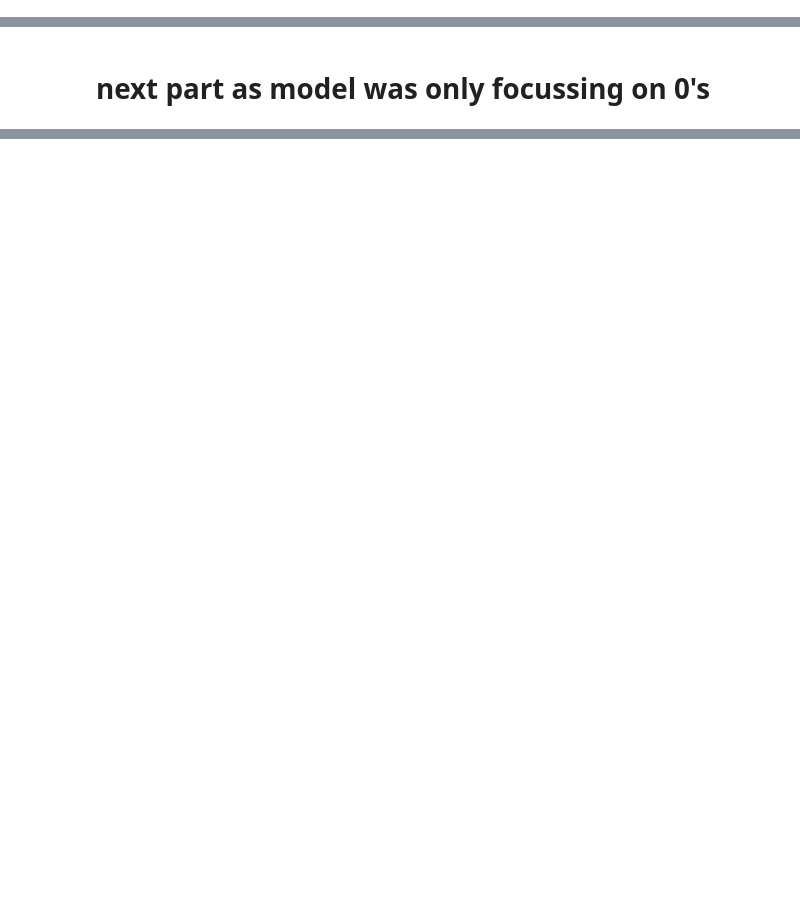
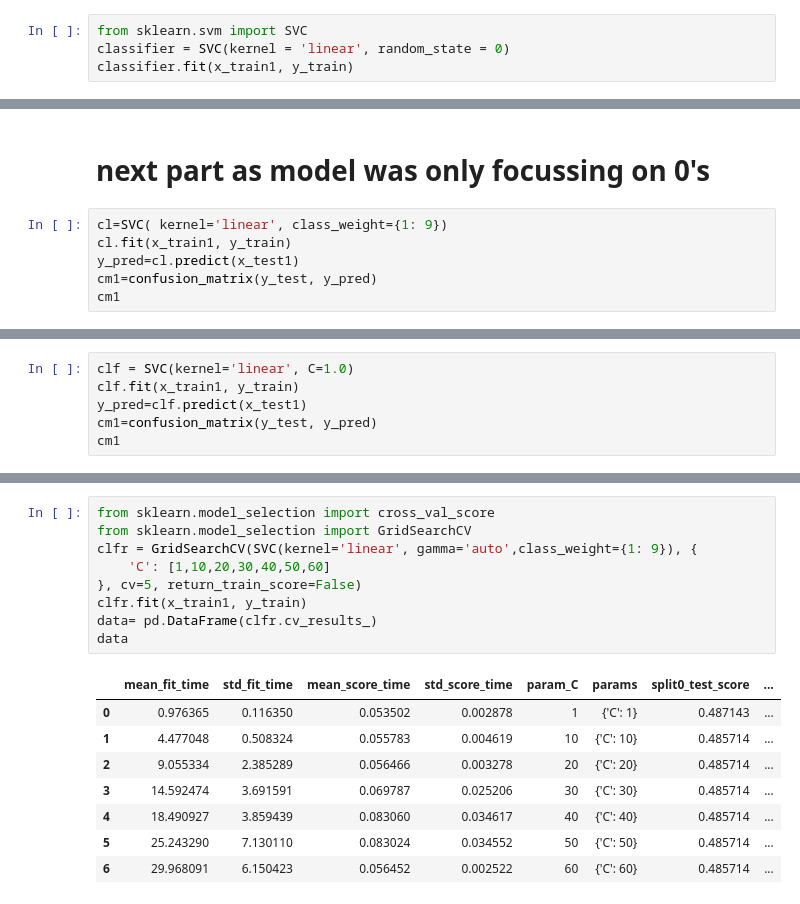
Before and after one commit to trigger007/Toxic-Comments-Classifier, a Jupyter notebook: nlp_internship.ipynb, the cells around one changed output, grey strips where cells are left out. Saved outputs shown, nothing was run; the diff lists cells and outputs as text; blank space fills up the shorter version.

```diff
--- a/nlp_internship.ipynb
+++ b/nlp_internship.ipynb
@@ -174,0 +186,4 @@ x_test1 = sc.transform(padded_test)
+# %%
+from sklearn.svm import SVC
+classifier = SVC(kernel = 'linear', random_state = 0)
+classifier.fit(x_train1, y_train)
@@ -192,2 +212,8 @@ print(acc,f1,rec)
 # %% [markdown]
 # next part as model was only focussing on 0's
+# %%
+cl=SVC( kernel='linear', class_weight={1: 9})
+cl.fit(x_train1, y_train)
+y_pred=cl.predict(x_test1)
+cm1=confusion_matrix(y_test, y_pred)
+cm1
@@ -193,0 +231,6 @@ print(acc,f1,rec)
+# %%
+clf = SVC(kernel='linear', C=1.0)
+clf.fit(x_train1, y_train)
+y_pred=clf.predict(x_test1)
+cm1=confusion_matrix(y_test, y_pred)
+cm1
@@ -193,0 +248,18 @@ print(acc,f1,rec)
+# %%
+from sklearn.model_selection import cross_val_score
+from sklearn.model_selection import GridSearchCV
+clfr = GridSearchCV(SVC(kernel='linear', gamma='auto',class_weight={1: 9}), {
+    'C': [1,10,20,30,40,50,60]
+}, cv=5, return_train_score=False)
+clfr.fit(x_train1, y_train)
+data= pd.DataFrame(clfr.cv_results_)
+data
+# %% [output]
+|  | mean_fit_time | std_fit_time | mean_score_time | std_score_time | param_C | params | split0_test_score | ... |
+| 0 | 0.976365 | 0.116350 | 0.053502 | 0.002878 | 1 | {'C': 1} | 0.487143 | ... |
+| 1 | 4.477048 | 0.508324 | 0.055783 | 0.004619 | 10 | {'C': 10} | 0.485714 | ... |
+| 2 | 9.055334 | 2.385289 | 0.056466 | 0.003278 | 20 | {'C': 20} | 0.485714 | ... |
+| 3 | 14.592474 | 3.691591 | 0.069787 | 0.025206 | 30 | {'C': 30} | 0.485714 | ... |
+| 4 | 18.490927 | 3.859439 | 0.083060 | 0.034617 | 40 | {'C': 40} | 0.485714 | ... |
+| 5 | 25.243290 | 7.130110 | 0.083024 | 0.034552 | 50 | {'C': 50} | 0.485714 | ... |
+| 6 | 29.968091 | 6.150423 | 0.056452 | 0.002522 | 60 | {'C': 60} | 0.485714 | ... |
```
Also changed, not shown: parts of 22 cells of this notebook.
